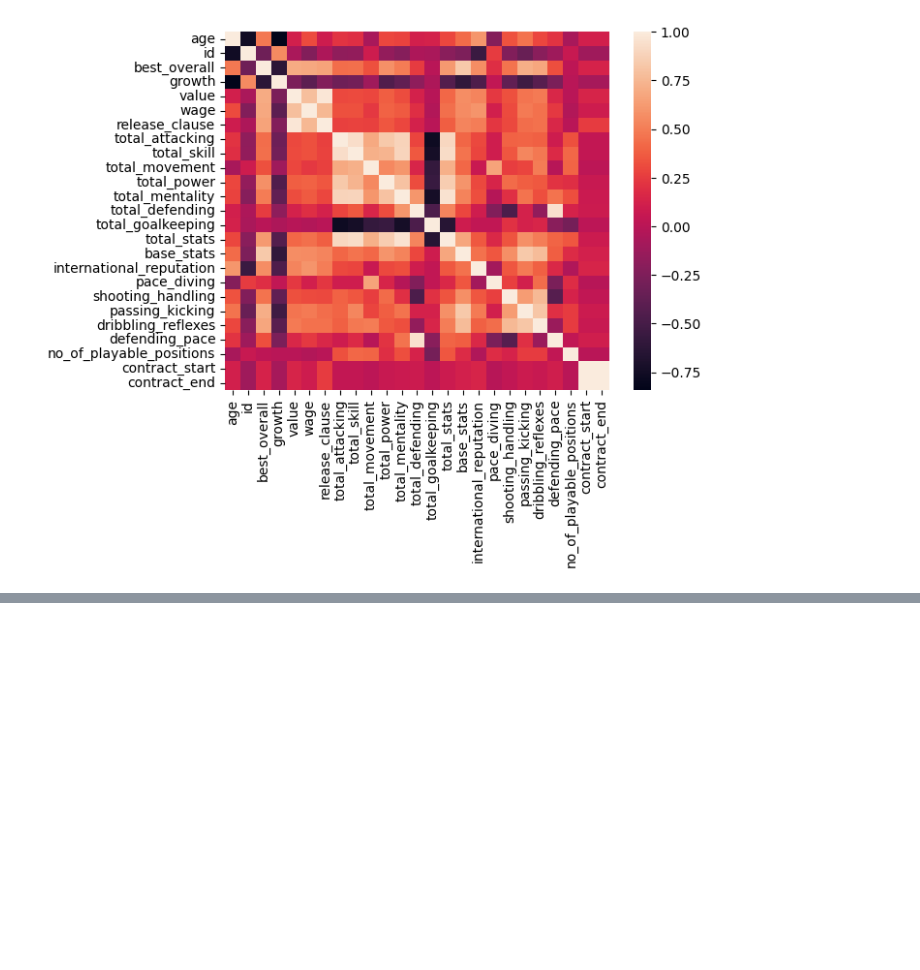
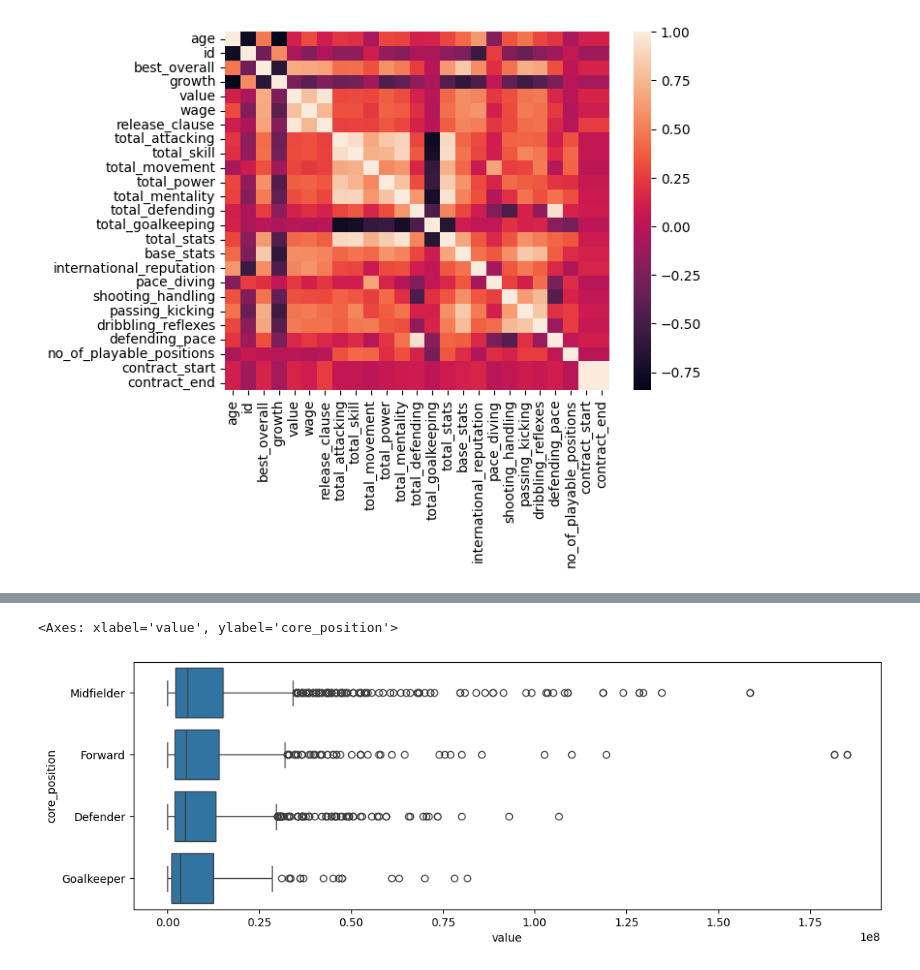
Before and after one commit to sasotomayorb/player-performance-prediction, a Jupyter notebook: main.ipynb, the cells around one changed output, grey strips where cells are left out. Saved outputs shown, nothing was run; the diff lists cells and outputs as text; code cells hidden in the pictures; blank space fills up the shorter version.

```diff
--- a/main.ipynb
+++ b/main.ipynb
@@ -193,0 +260,6 @@ sns.heatmap(df.select_dtypes(include='number').corr(), annot=False)
+# %%
+plt.figure(figsize=(12,4))
+sns.boxplot(data=df, y='core_position', x='value')
+# %% [output]
+<Axes: xlabel='value', ylabel='core_position'>
+[figure, added]
```
Also changed, not shown: parts of 10 cells of this notebook.
